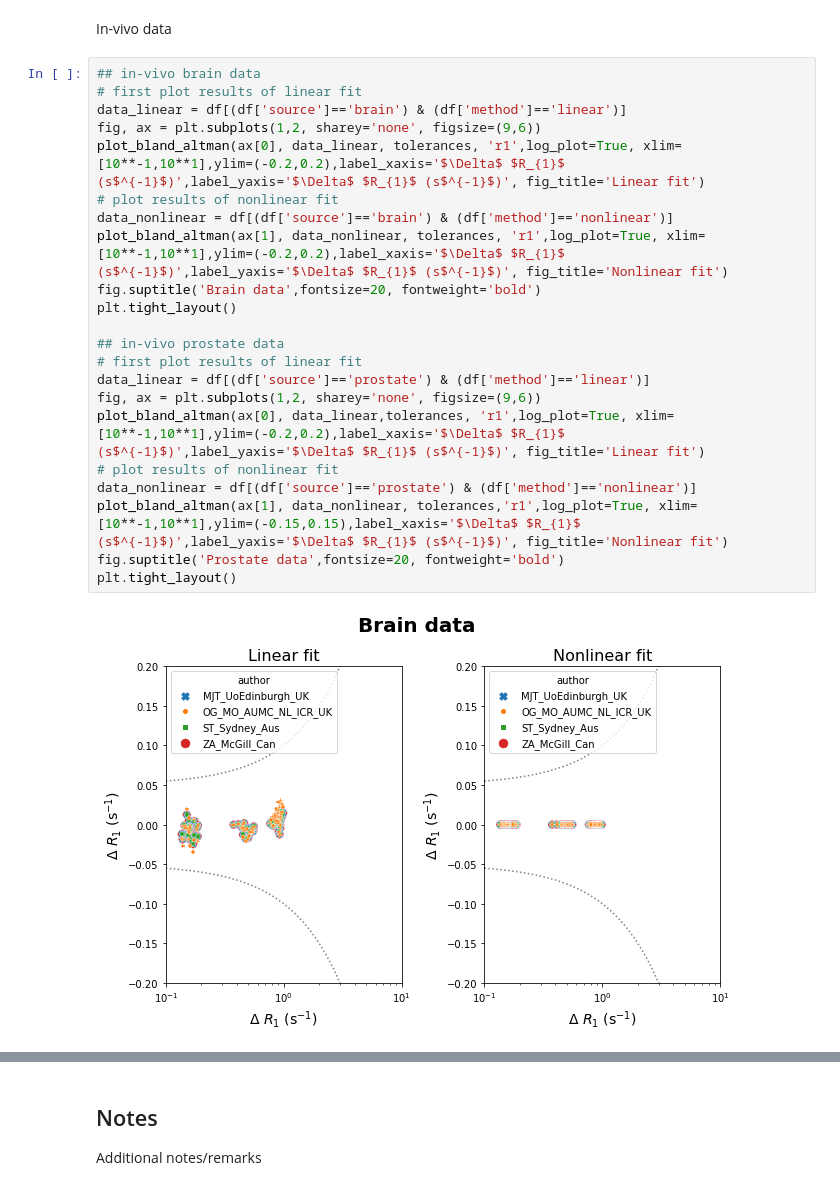
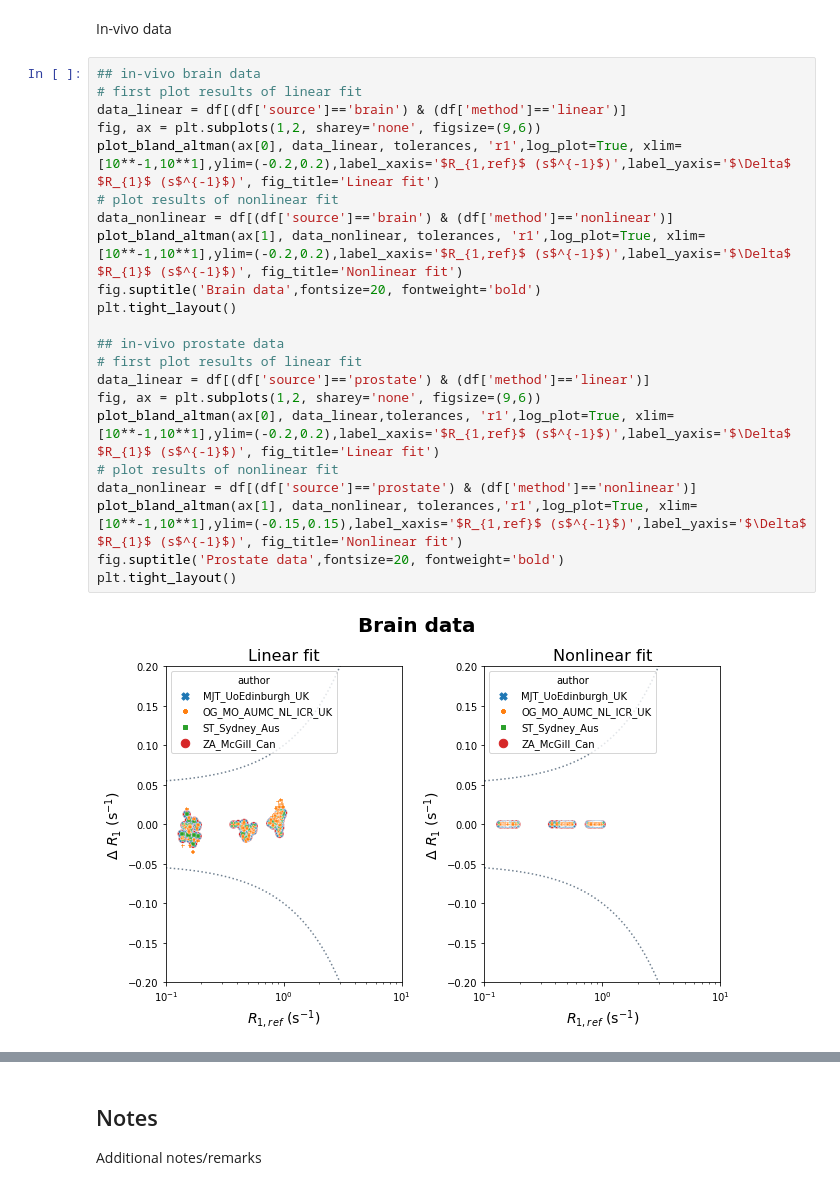
Before and after one commit to OSIPI/DCE-DSC-MRI_CodeCollection, a Jupyter notebook: notebooks/VariableFlipAngle.ipynb, the cells around one changed output, grey strips where cells are left out. Cells and saved outputs as stored; diff of their text form.

```diff
--- a/notebooks/VariableFlipAngle.ipynb
+++ b/notebooks/VariableFlipAngle.ipynb
@@ -100,24 +100,24 @@ In-vivo data
 # %%
 ## in-vivo brain data
 # first plot results of linear fit
 data_linear = df[(df['source']=='brain') & (df['method']=='linear')]
 fig, ax = plt.subplots(1,2, sharey='none', figsize=(9,6))
-plot_bland_altman(ax[0], data_linear, tolerances, 'r1',log_plot=True, xlim=[10**-1,10**1],ylim=(-0.2,0.2),label_xaxis='$\Delta$ $R_{1}$ (s$^{-1}$)',label_yaxis='$\Delta$ $R_{1}$ (s$^{-1}$)', fig_title='Linear fit')
+plot_bland_altman(ax[0], data_linear, tolerances, 'r1',log_plot=True, xlim=[10**-1,10**1],ylim=(-0.2,0.2),label_xaxis='$R_{1,ref}$ (s$^{-1}$)',label_yaxis='$\Delta$ $R_{1}$ (s$^{-1}$)', fig_title='Linear fit')
 # plot results of nonlinear fit
 data_nonlinear = df[(df['source']=='brain') & (df['method']=='nonlinear')]
-plot_bland_altman(ax[1], data_nonlinear, tolerances, 'r1',log_plot=True, xlim=[10**-1,10**1],ylim=(-0.2,0.2),label_xaxis='$\Delta$ $R_{1}$ (s$^{-1}$)',label_yaxis='$\Delta$ $R_{1}$ (s$^{-1}$)', fig_title='Nonlinear fit')
+plot_bland_altman(ax[1], data_nonlinear, tolerances, 'r1',log_plot=True, xlim=[10**-1,10**1],ylim=(-0.2,0.2),label_xaxis='$R_{1,ref}$ (s$^{-1}$)',label_yaxis='$\Delta$ $R_{1}$ (s$^{-1}$)', fig_title='Nonlinear fit')
 fig.suptitle('Brain data',fontsize=20, fontweight='bold')
 plt.tight_layout()
 
 ## in-vivo prostate data
 # first plot results of linear fit
 data_linear = df[(df['source']=='prostate') & (df['method']=='linear')]
 fig, ax = plt.subplots(1,2, sharey='none', figsize=(9,6))
-plot_bland_altman(ax[0], data_linear,tolerances, 'r1',log_plot=True, xlim=[10**-1,10**1],ylim=(-0.2,0.2),label_xaxis='$\Delta$ $R_{1}$ (s$^{-1}$)',label_yaxis='$\Delta$ $R_{1}$ (s$^{-1}$)', fig_title='Linear fit')
+plot_bland_altman(ax[0], data_linear,tolerances, 'r1',log_plot=True, xlim=[10**-1,10**1],ylim=(-0.2,0.2),label_xaxis='$R_{1,ref}$ (s$^{-1}$)',label_yaxis='$\Delta$ $R_{1}$ (s$^{-1}$)', fig_title='Linear fit')
 # plot results of nonlinear fit
 data_nonlinear = df[(df['source']=='prostate') & (df['method']=='nonlinear')]
-plot_bland_altman(ax[1], data_nonlinear, tolerances,'r1',log_plot=True, xlim=[10**-1,10**1],ylim=(-0.15,0.15),label_xaxis='$\Delta$ $R_{1}$ (s$^{-1}$)',label_yaxis='$\Delta$ $R_{1}$ (s$^{-1}$)', fig_title='Nonlinear fit')
+plot_bland_altman(ax[1], data_nonlinear, tolerances,'r1',log_plot=True, xlim=[10**-1,10**1],ylim=(-0.15,0.15),label_xaxis='$R_{1,ref}$ (s$^{-1}$)',label_yaxis='$\Delta$ $R_{1}$ (s$^{-1}$)', fig_title='Nonlinear fit')
 fig.suptitle('Prostate data',fontsize=20, fontweight='bold')
 plt.tight_layout()
 # %% [output]
-[figure, old version]
+[figure, new version]
```
Also changed, not shown: parts of 2 cells of this notebook, 3 other files.
